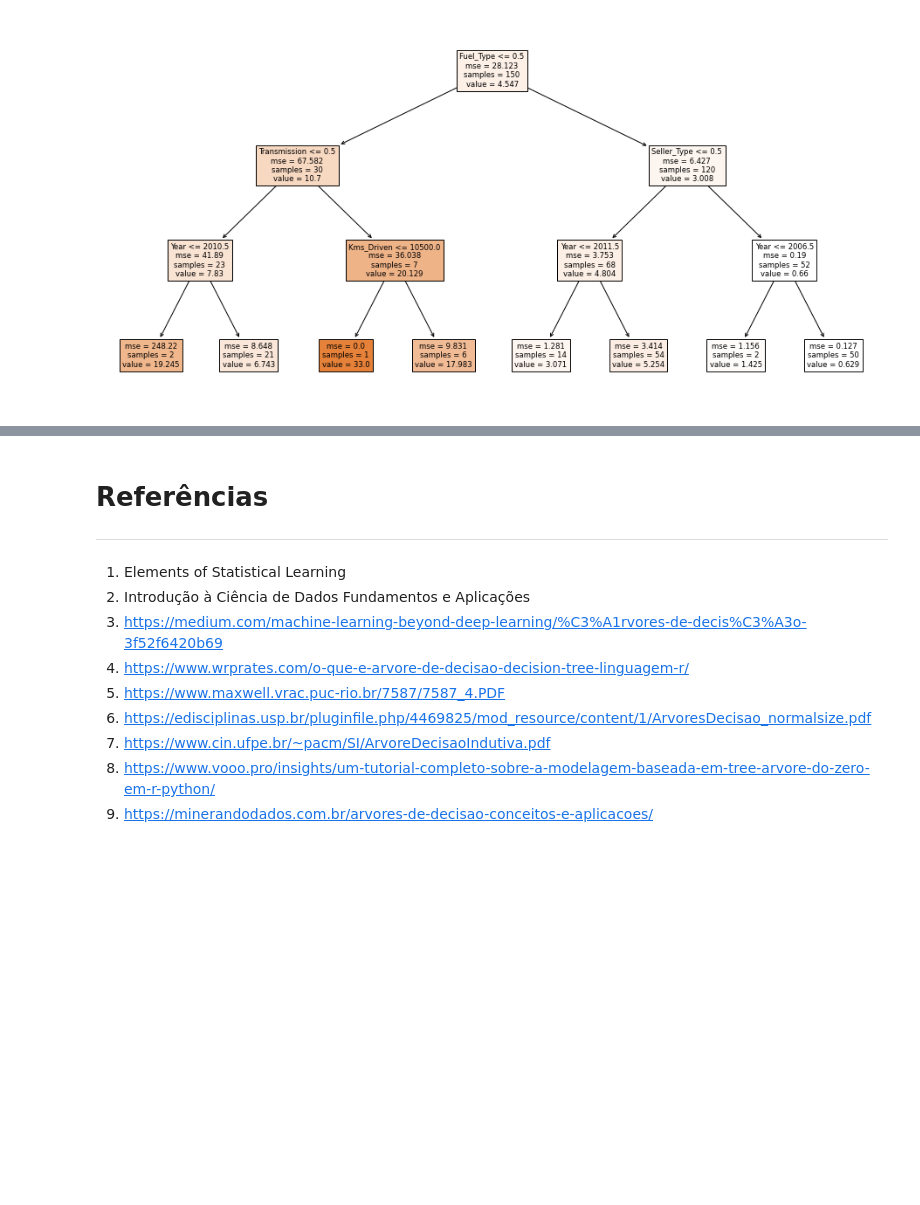
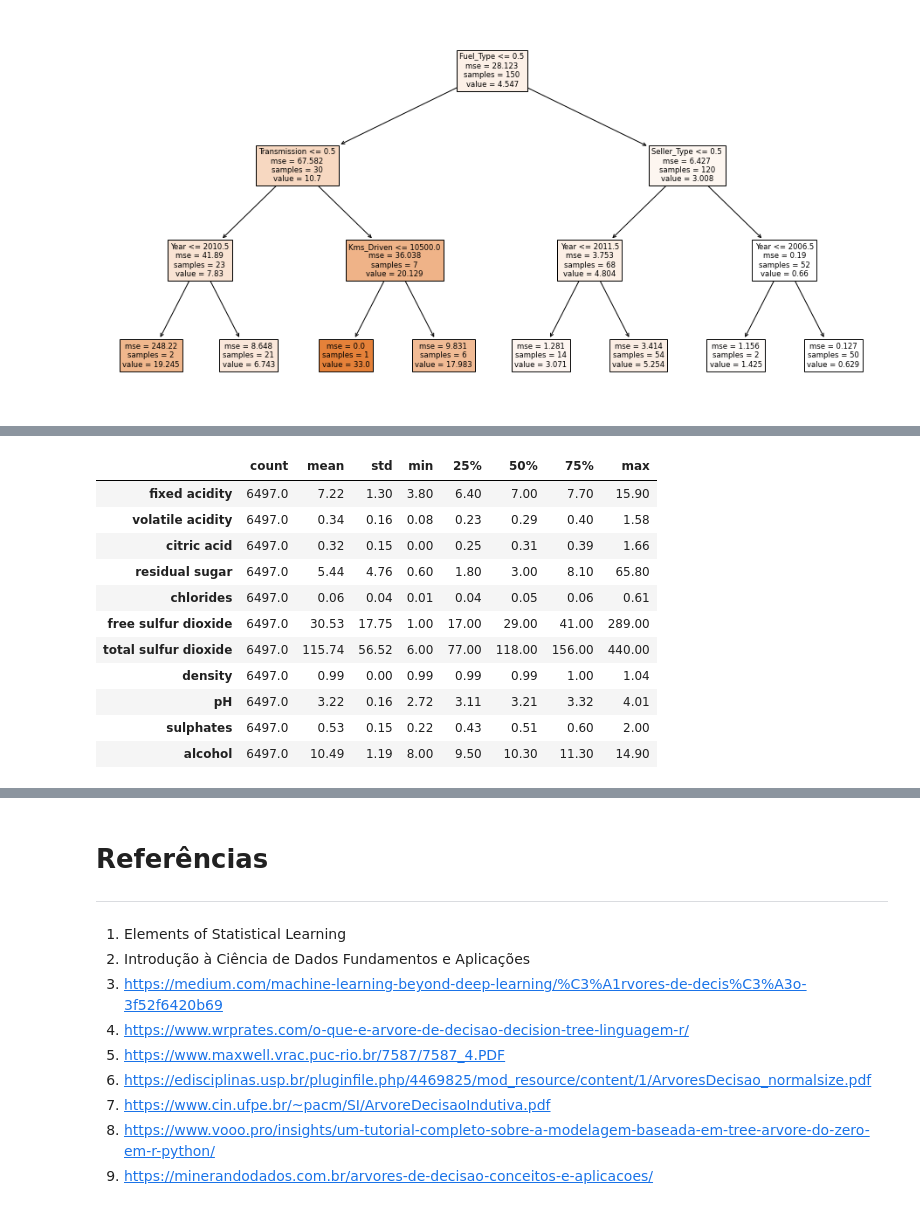
Before and after one commit to barbosarafael/Anotacoes, a Jupyter notebook: ML_Modelos/Arvore_de_decisao/arvore_de_decisao.ipynb, the cells around one changed output, grey strips where cells are left out. Drawn from its saved outputs; the diff is of its cells as text; code cells hidden in the pictures; blank space fills up the shorter version.

```diff
--- a/ML_Modelos/Arvore_de_decisao/arvore_de_decisao.ipynb
+++ b/ML_Modelos/Arvore_de_decisao/arvore_de_decisao.ipynb
@@ -521,0 +591,15 @@ plt.show()
+# %%
+banco.drop(["classification", "quality"], axis = 1).describe().T.round(2)
+# %% [output]
+|  | count | mean | std | min | 25% | 50% | 75% | max |
+| fixed acidity | 6497.0 | 7.22 | 1.30 | 3.80 | 6.40 | 7.00 | 7.70 | 15.90 |
+| volatile acidity | 6497.0 | 0.34 | 0.16 | 0.08 | 0.23 | 0.29 | 0.40 | 1.58 |
+| citric acid | 6497.0 | 0.32 | 0.15 | 0.00 | 0.25 | 0.31 | 0.39 | 1.66 |
+| residual sugar | 6497.0 | 5.44 | 4.76 | 0.60 | 1.80 | 3.00 | 8.10 | 65.80 |
+| chlorides | 6497.0 | 0.06 | 0.04 | 0.01 | 0.04 | 0.05 | 0.06 | 0.61 |
+| free sulfur dioxide | 6497.0 | 30.53 | 17.75 | 1.00 | 17.00 | 29.00 | 41.00 | 289.00 |
+| total sulfur dioxide | 6497.0 | 115.74 | 56.52 | 6.00 | 77.00 | 118.00 | 156.00 | 440.00 |
+| density | 6497.0 | 0.99 | 0.00 | 0.99 | 0.99 | 0.99 | 1.00 | 1.04 |
+| pH | 6497.0 | 3.22 | 0.16 | 2.72 | 3.11 | 3.21 | 3.32 | 4.01 |
+| sulphates | 6497.0 | 0.53 | 0.15 | 0.22 | 0.43 | 0.51 | 0.60 | 2.00 |
+| alcohol | 6497.0 | 10.49 | 1.19 | 8.00 | 9.50 | 10.30 | 11.30 | 14.90 |
```
Also changed, not shown: parts of 13 cells of this notebook.
